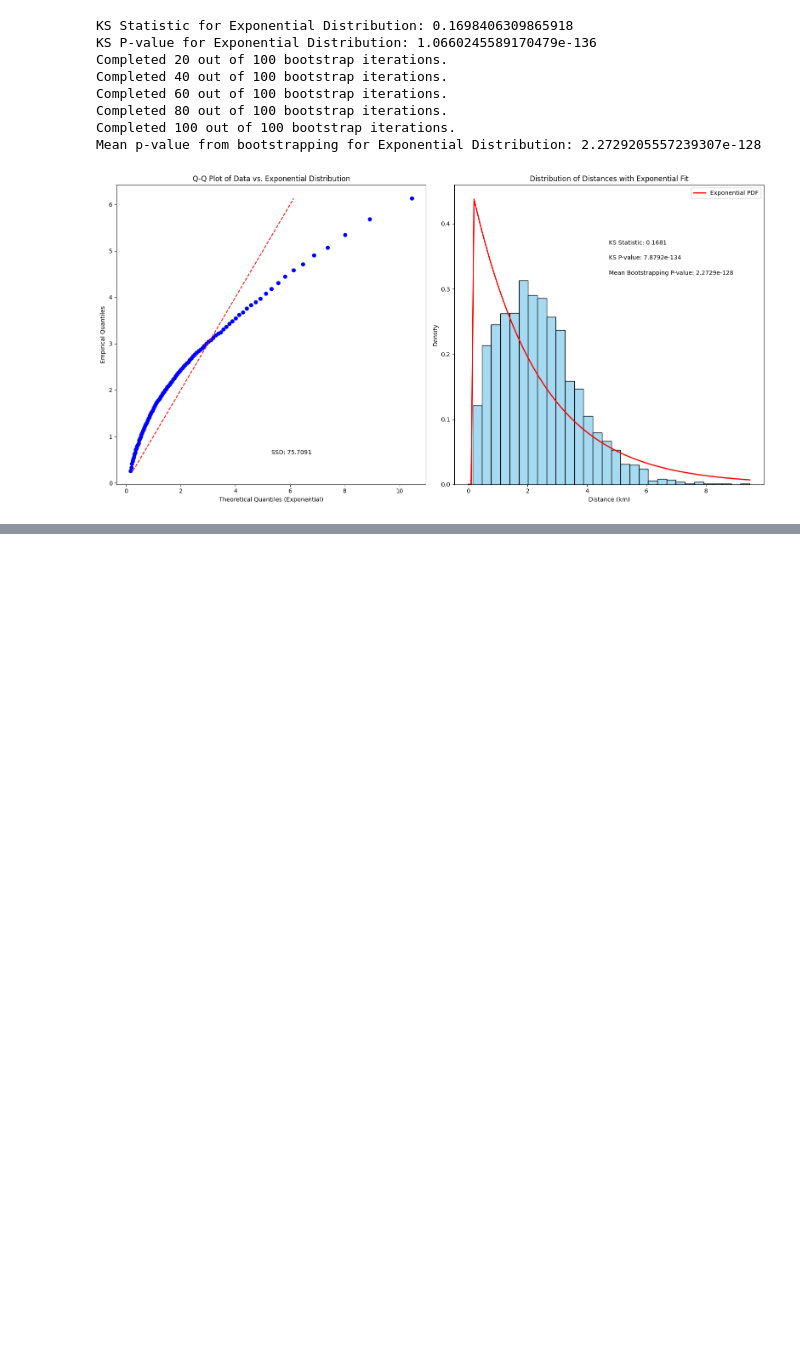
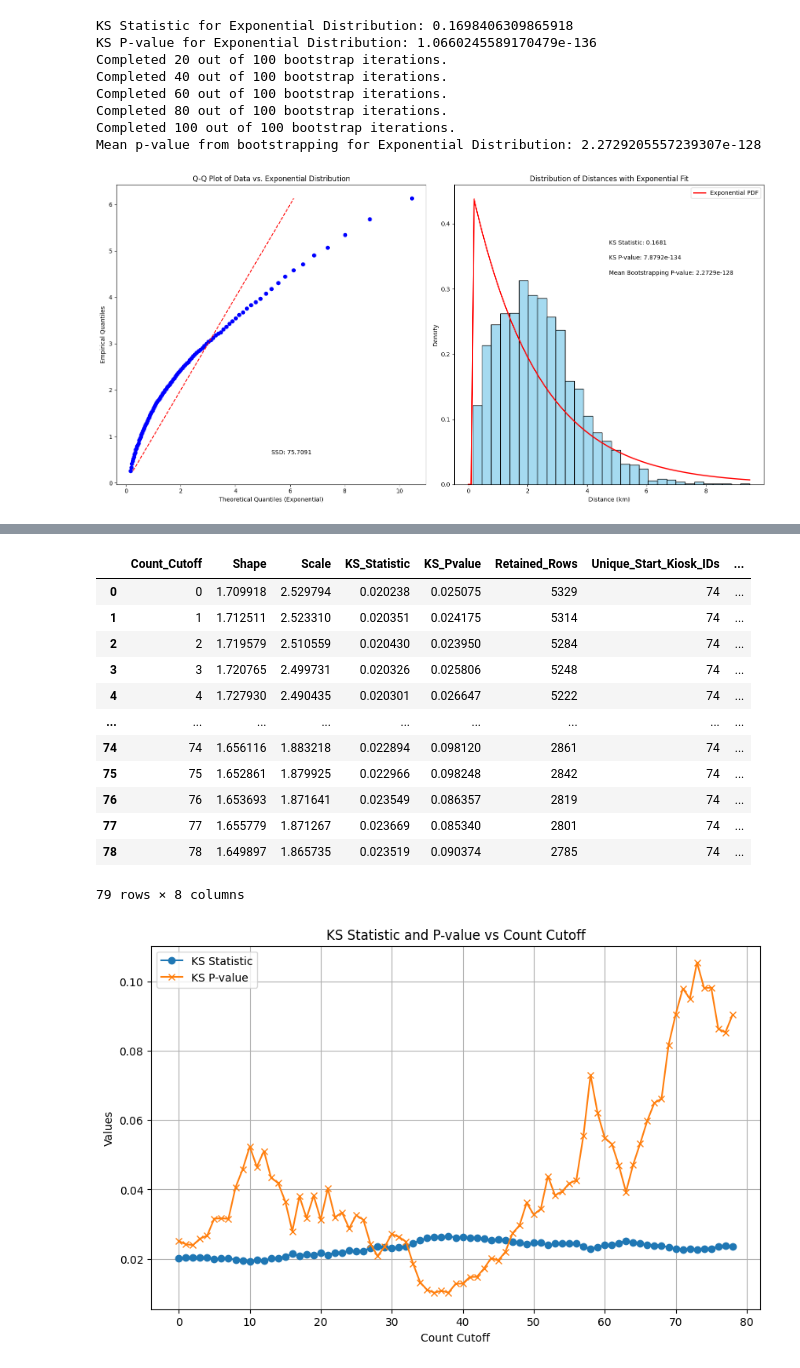
Before and after one commit to anonUnderground/openDataStories, a Jupyter notebook: src/data-processing/create_kiosk_vis_json.ipynb, the cells around one changed output, grey strips where cells are left out. Saved outputs shown, nothing was run; the diff lists cells and outputs as text; code cells hidden in the pictures; blank space fills up the shorter version.

```diff
--- a/src/data-processing/create_kiosk_vis_json.ipynb
+++ b/src/data-processing/create_kiosk_vis_json.ipynb
@@ -655,0 +656,80 @@ Weibull-min KS P-value: 0.05237900733630563
+# %%
+# Load dataframe
+trips_between_kiosks_df = pd.read_json('../../dist/data/processed/trips_between_kiosks.json')
+trips_between_kiosks_df.rename(columns={'Checkout Kiosk ID': 'Start_Kiosk_ID', 'Return Kiosk ID': 'End_Kiosk_ID'}, inplace=True)
+
+# Assuming distance_df is defined somewhere else in your code
+# Merge with distance_df
+trips_between_kiosks_df = trips_between_kiosks_df.merge(distance_df[['Start_Kiosk_ID', 'End_Kiosk_ID', 'Distance']],
+                                                        on=['Start_Kiosk_ID', 'End_Kiosk_ID'],
+                                                        how='left')
+
+# Initialize an empty DataFrame to store results
+results_df = pd.DataFrame(columns=['Count_Cutoff', 'Shape', 'Scale', 'KS_Statistic', 'KS_Pvalue', 'Retained_Rows', 'Unique_Start_Kiosk_IDs', 'Unique_End_Kiosk_IDs'])
+
+# Loop over the range of counts and filter data
+for count in range(0, 79):
+    filtered_df = trips_between_kiosks_df[trips_between_kiosks_df['Count'] > count]
+
+    # If the filtered dataframe is not empty, proceed with analysis
+    if not filtered_df.empty:
+        # Extracting distance data
+        data = filtered_df['Distance']
+
+        # Weibull distribution fitting
+        shape_param, loc, scale_param = stats.weibull_min.fit(data)
+
+        # Perform KS test
+        ks_statistic, ks_pvalue = stats.kstest(data, 'weibull_min', args=(shape_param, loc, scale_param))
+
+        # Count unique Start_Kiosk_ID and End_Kiosk_ID
+        unique_start_ids = filtered_df['Start_Kiosk_ID'].nunique()
+        unique_end_ids = filtered_df['End_Kiosk_ID'].nunique()
+
+        # Create a new row with results, including the number of rows retained and unique IDs count
+        new_row = pd.DataFrame({'Count_Cutoff': [count],
+                                'Shape': [shape_param],
+                                'Scale': [scale_param],
+                                'KS_Statistic': [ks_statistic],
+                                'KS_Pvalue': [ks_pvalue],
+                                'Retained_Rows': [len(filtered_df)],
+                                'Unique_Start_Kiosk_IDs': [unique_start_ids],
+                                'Unique_End_Kiosk_IDs': [unique_end_ids]})
+
+        # Check if new_row is empty or contains all NA values before concatenation
+        if not new_row.dropna().empty:
+            results_df = pd.concat([results_df, new_row], ignore_index=True)
+
+# Display the results
+display(results_df)
+
+#I want to note an observation, as we set the restrain to only retain rows with higher trips between them, we fit a weibull distribution extremely well.
+#This indicates that we should consider clustering our kiosks into different regions to achieve better fits.
+# In other words, our model would get better if we split the entire city into mobility zones while retaining the overall city model
+# To observe how well our city is connected overall
+
+# Plotting
+plt.figure(figsize=(10, 6))
+plt.plot(results_df['Count_Cutoff'], results_df['KS_Statistic'], label='KS Statistic', marker='o')
+plt.plot(results_df['Count_Cutoff'], results_df['KS_Pvalue'], label='KS P-value', marker='x')
+plt.xlabel('Count Cutoff')
+plt.ylabel('Values')
+plt.title('KS Statistic and P-value vs Count Cutoff')
+plt.legend()
+plt.grid(True)
+plt.show()
+# %% [output]
+|  | Count_Cutoff | Shape | Scale | KS_Statistic | KS_Pvalue | Retained_Rows | Unique_Start_Kiosk_IDs | ... |
+| 0 | 0 | 1.709918 | 2.529794 | 0.020238 | 0.025075 | 5329 | 74 | ... |
+| 1 | 1 | 1.712511 | 2.523310 | 0.020351 | 0.024175 | 5314 | 74 | ... |
+| 2 | 2 | 1.719579 | 2.510559 | 0.020430 | 0.023950 | 5284 | 74 | ... |
+| 3 | 3 | 1.720765 | 2.499731 | 0.020326 | 0.025806 | 5248 | 74 | ... |
+| 4 | 4 | 1.727930 | 2.490435 | 0.020301 | 0.026647 | 5222 | 74 | ... |
+| ... | ... | ... | ... | ... | ... | ... | ... | ... |
+| 74 | 74 | 1.656116 | 1.883218 | 0.022894 | 0.098120 | 2861 | 74 | ... |
+| 75 | 75 | 1.652861 | 1.879925 | 0.022966 | 0.098248 | 2842 | 74 | ... |
+| 76 | 76 | 1.653693 | 1.871641 | 0.023549 | 0.086357 | 2819 | 74 | ... |
+| 77 | 77 | 1.655779 | 1.871267 | 0.023669 | 0.085340 | 2801 | 74 | ... |
+| 78 | 78 | 1.649897 | 1.865735 | 0.023519 | 0.090374 | 2785 | 74 | ... |
+79 rows × 8 columns
+[figure, added]
```
Also changed, not shown: parts of 2 cells of this notebook.
